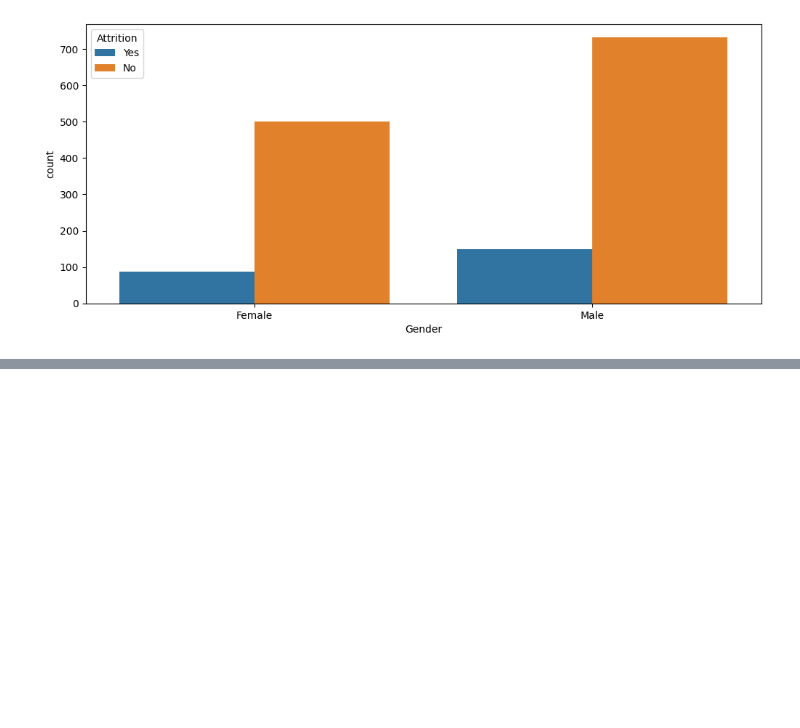
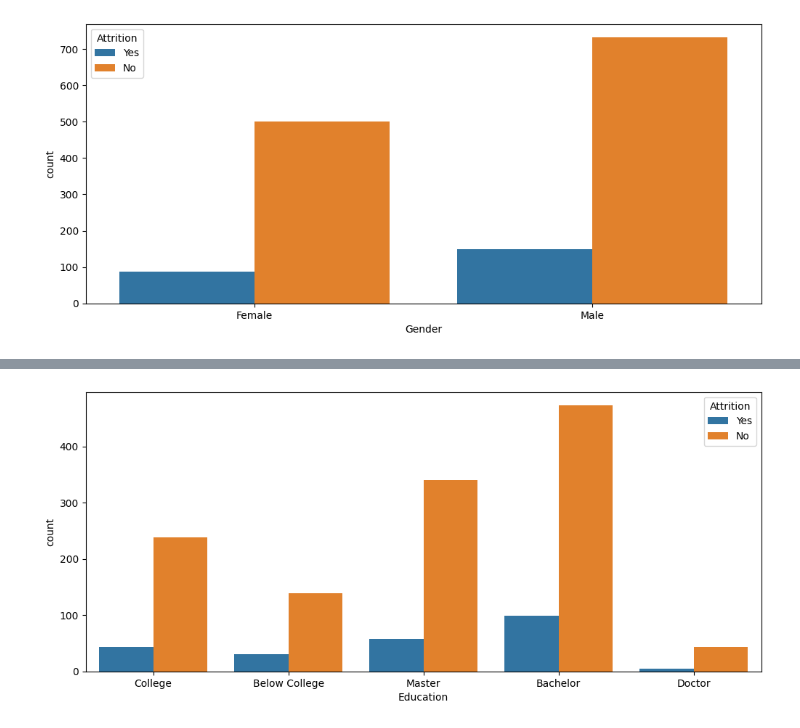
Before and after one commit to Mihan786Chistie/ML_Employee_Attrition, a Jupyter notebook: train.ipynb, the cells around one changed output, grey strips where cells are left out. Saved outputs shown, nothing was run; the diff lists cells and outputs as text; code cells hidden in the pictures; blank space fills up the shorter version.

```diff
--- a/train.ipynb
+++ b/train.ipynb
@@ -111,0 +152,8 @@ sns.countplot(x='Gender', hue='Attrition', data=df)
+# %%
+edu_map = {1 :'Below College', 2: 'College', 3 :'Bachelor', 4 :'Master', 5: 'Doctor'}
+plt.figure(figsize=(12,5))
+sns.countplot(x=df['Education'].map(edu_map), hue='Attrition', data=df)
+plt.xlabel("Education")
+plt.show()
+# %% [output]
+[figure, added]
```
Also changed, not shown: parts of 15 cells of this notebook.
